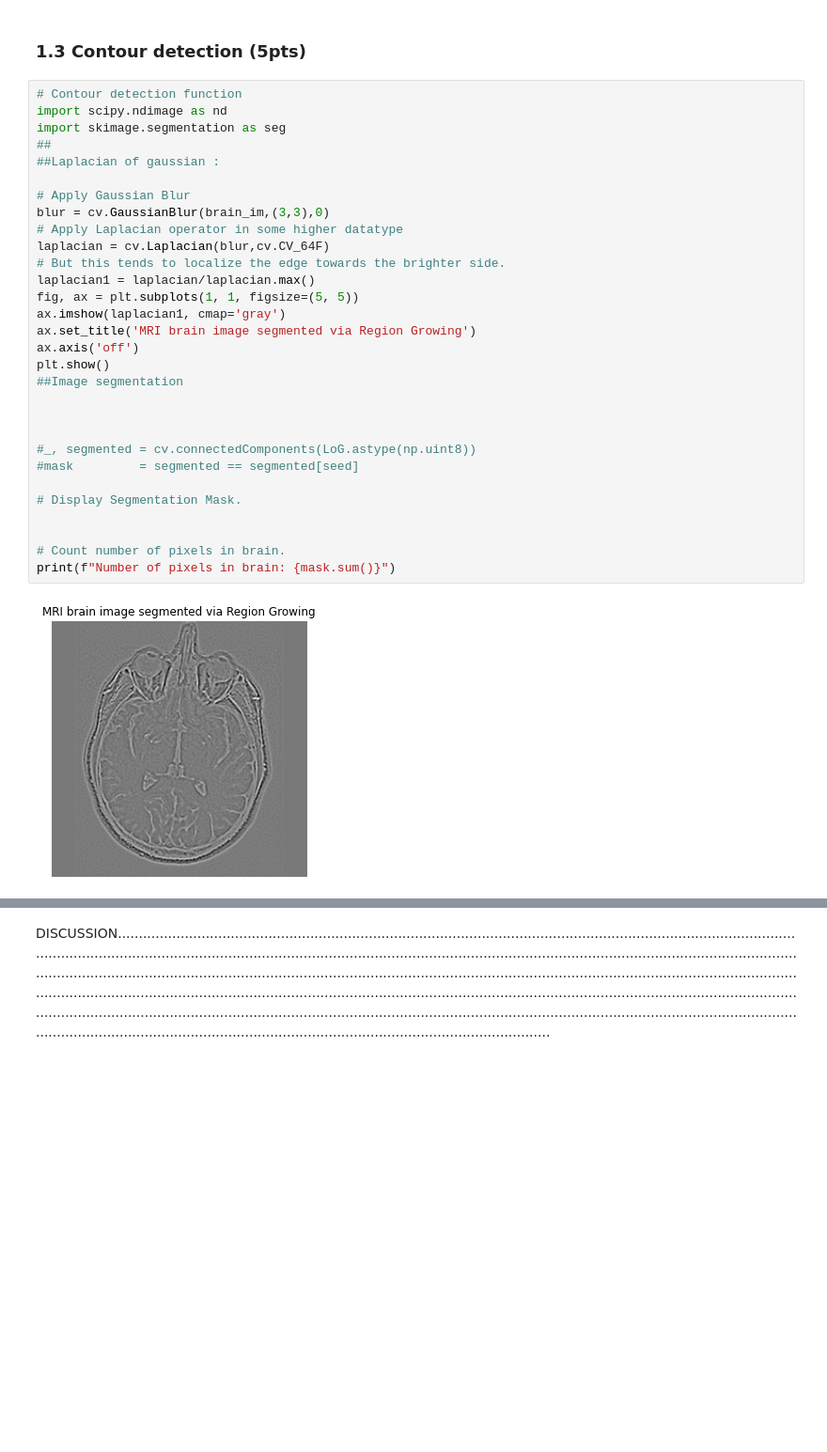
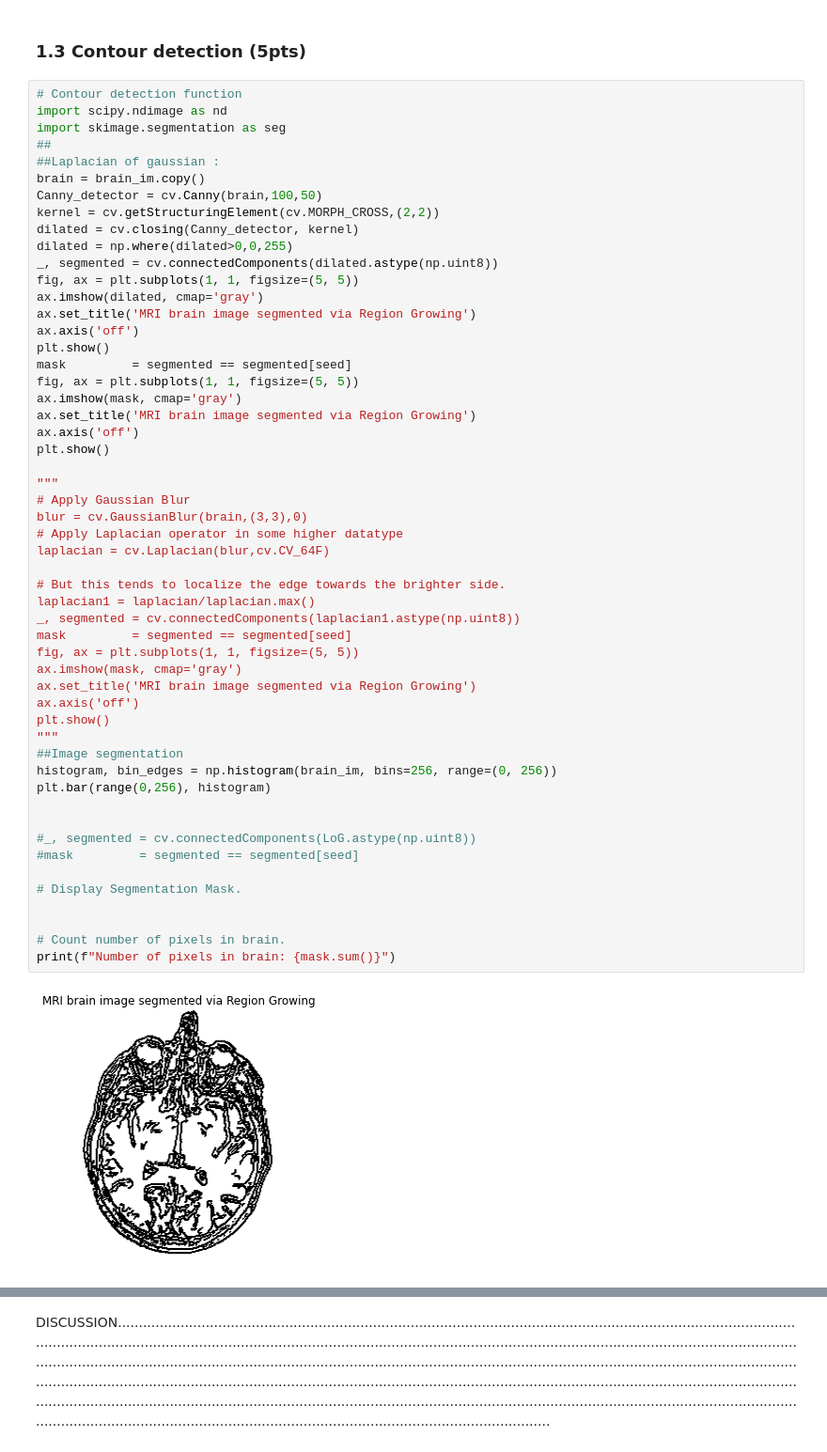
Before and after one commit to Andrea-Oliveri/Image-Processing-Assignements, a Jupyter notebook: Lab 1/lab_01_segmentation.ipynb, the cells around one changed output, grey strips where cells are left out. Shown: that part at 94% size. Saved outputs shown, nothing was run; the diff lists cells and outputs as text; blank space fills up the shorter version.

```diff
--- a/Lab 1/lab_01_segmentation.ipynb
+++ b/Lab 1/lab_01_segmentation.ipynb
@@ -107,32 +107,55 @@ DISCUSSION......................................................................
 # %%
 # Contour detection function
 import scipy.ndimage as nd
 import skimage.segmentation as seg
 ##
 ##Laplacian of gaussian :
-
-# Apply Gaussian Blur
-blur = cv.GaussianBlur(brain_im,(3,3),0)
-# Apply Laplacian operator in some higher datatype
-laplacian = cv.Laplacian(blur,cv.CV_64F)
-# But this tends to localize the edge towards the brighter side.
-laplacian1 = laplacian/laplacian.max()
+brain = brain_im.copy()
+Canny_detector = cv.Canny(brain,100,50)
+kernel = cv.getStructuringElement(cv.MORPH_CROSS,(2,2))
+dilated = cv.closing(Canny_detector, kernel)
+dilated = np.where(dilated>0,0,255)
+_, segmented = cv.connectedComponents(dilated.astype(np.uint8))
 fig, ax = plt.subplots(1, 1, figsize=(5, 5))
-ax.imshow(laplacian1, cmap='gray')
+ax.imshow(dilated, cmap='gray')
 ax.set_title('MRI brain image segmented via Region Growing')
 ax.axis('off')
 plt.show()
+mask         = segmented == segmented[seed]
+fig, ax = plt.subplots(1, 1, figsize=(5, 5))
+ax.imshow(mask, cmap='gray')
+ax.set_title('MRI brain image segmented via Region Growing')
+ax.axis('off')
+plt.show()
+
+"""
+# Apply Gaussian Blur
+blur = cv.GaussianBlur(brain,(3,3),0)
+# Apply Laplacian operator in some higher datatype
+laplacian = cv.Laplacian(blur,cv.CV_64F)
+
+# But this tends to localize the edge towards the brighter side.
+laplacian1 = laplacian/laplacian.max()
+_, segmented = cv.connectedComponents(laplacian1.astype(np.uint8))
+mask         = segmented == segmented[seed]
+fig, ax = plt.subplots(1, 1, figsize=(5, 5))
+ax.imshow(mask, cmap='gray')
+ax.set_title('MRI brain image segmented via Region Growing')
+ax.axis('off')
+plt.show()
+"""
 ##Image segmentation
-
+histogram, bin_edges = np.histogram(brain_im, bins=256, range=(0, 256))
+plt.bar(range(0,256), histogram)
 
 
 #_, segmented = cv.connectedComponents(LoG.astype(np.uint8))
 #mask         = segmented == segmented[seed]
 
 # Display Segmentation Mask.
 
 
 # Count number of pixels in brain.
 print(f"Number of pixels in brain: {mask.sum()}")
 # %% [output]
-[figure, old version]
+[figure, new version]
```
Also changed, not shown: parts of 1 cell of this notebook.
